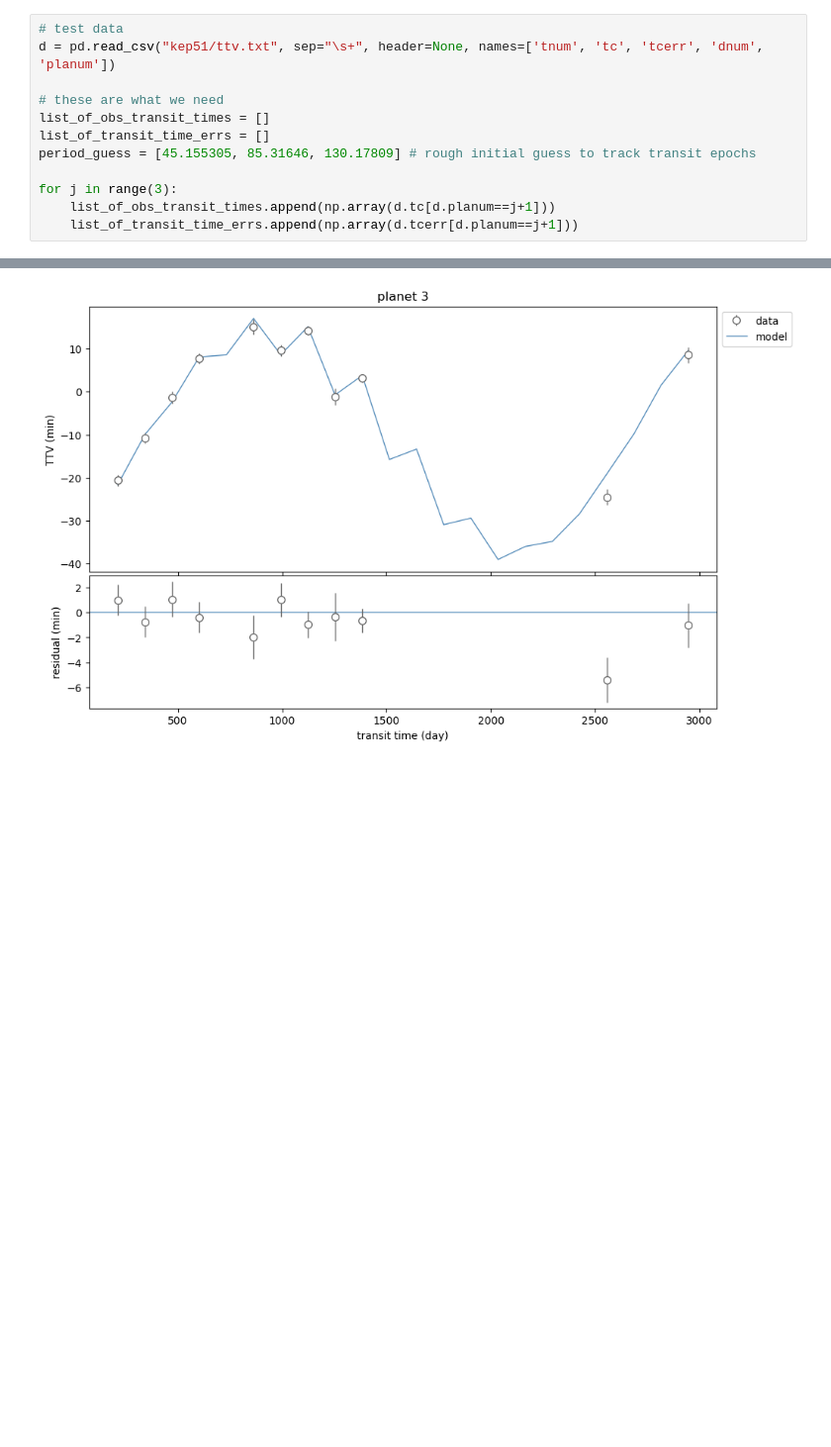
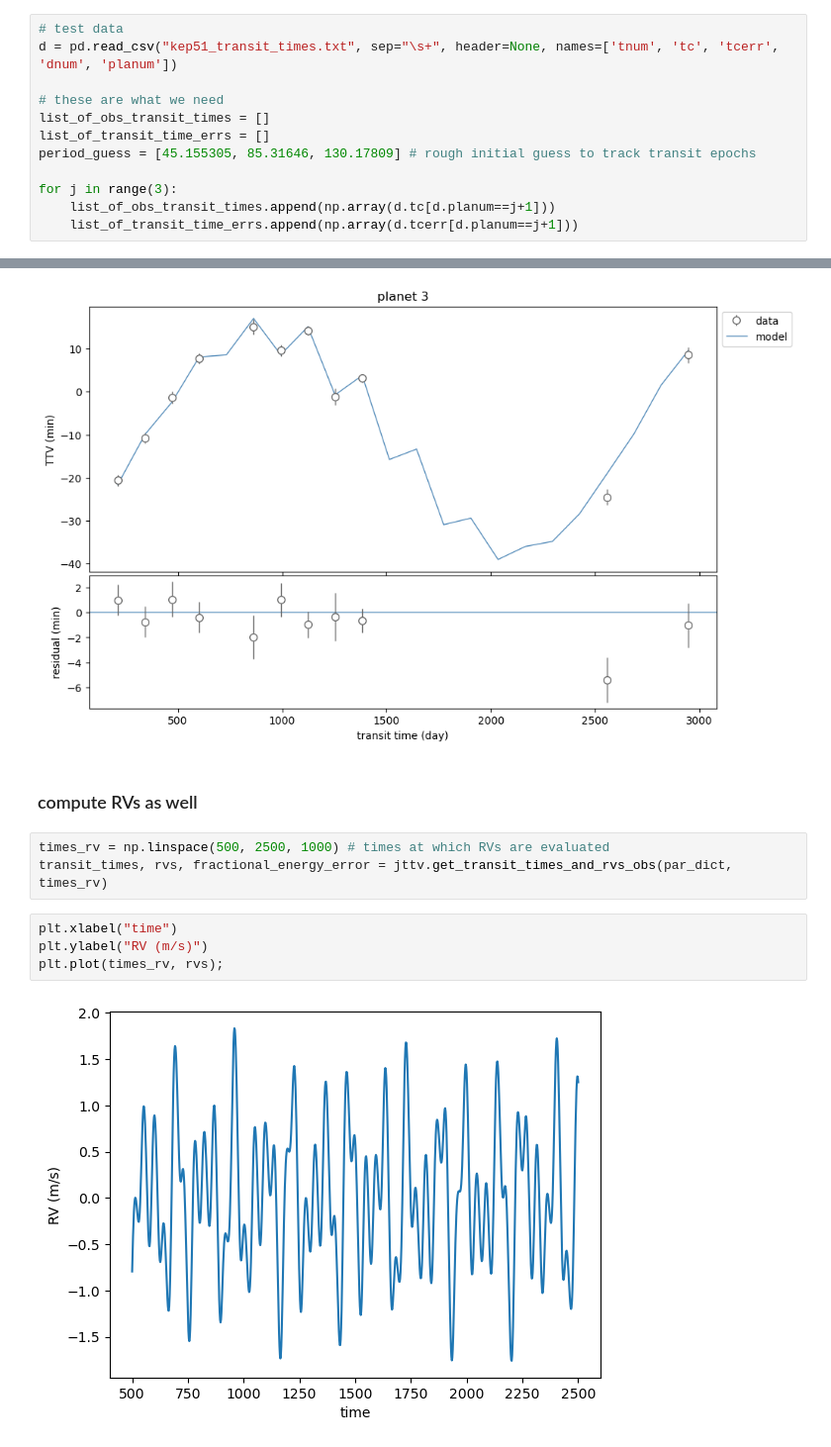
Before and after one commit to kemasuda/jnkepler, a Jupyter notebook: examples/minimal_example.ipynb, the cells around one changed output, grey strips where cells are left out. Shown at 99% size. Drawn from its saved outputs; the diff is of its cells as text; blank space fills up the shorter version.

```diff
--- a/examples/minimal_example.ipynb
+++ b/examples/minimal_example.ipynb
@@ -12,7 +13,7 @@ from jnkepler.jaxttv import JaxTTV
 ### 1. initialize JaxTTV class
 # %%
 # test data
-d = pd.read_csv("kep51/ttv.txt", sep="\s+", header=None, names=['tnum', 'tc', 'tcerr', 'dnum', 'planum'])
+d = pd.read_csv("kep51_transit_times.txt", sep="\s+", header=None, names=['tnum', 'tc', 'tcerr', 'dnum', 'planum'])
 
 # these are what we need
 list_of_obs_transit_times = []
@@ -96,3 +98,14 @@ jttv.plot_model(tc_all_list)
 [figure]
 [figure]
 [figure]
+# %% [markdown]
+### compute RVs as well
+# %%
+times_rv = np.linspace(500, 2500, 1000) # times at which RVs are evaluated
+transit_times, rvs, fractional_energy_error = jttv.get_transit_times_and_rvs_obs(par_dict, times_rv)
+# %%
+plt.xlabel("time")
+plt.ylabel("RV (m/s)")
+plt.plot(times_rv, rvs);
+# %% [output]
+[figure, added]
```
Also changed, not shown: parts of 9 cells of this notebook, 4 other files.
